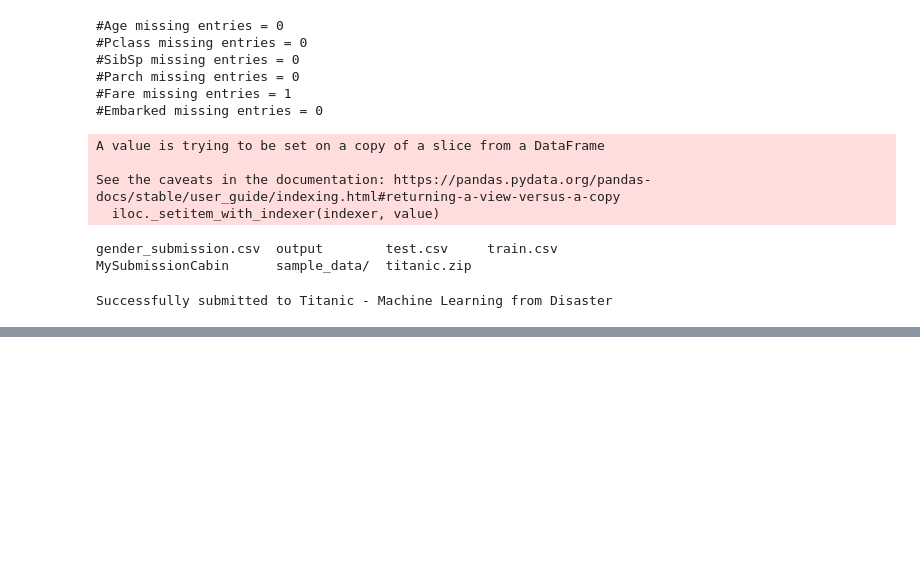
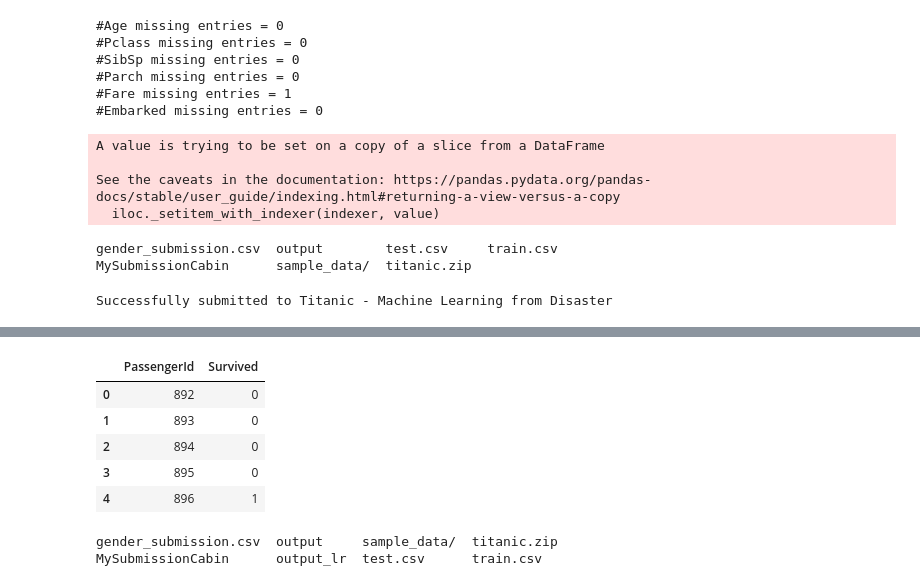
Before and after one commit to ShreyasKadiri/Machine_Learning, a Jupyter notebook: titanic_kaggle.ipynb, the cells around one changed output, grey strips where cells are left out. Drawn from its saved outputs; the diff is of its cells as text; code cells hidden in the pictures; blank space fills up the shorter version.

Commit message:
titanic dataset with naive bayes, svm, logistic regression

```diff
--- a/titanic_kaggle.ipynb
+++ b/titanic_kaggle.ipynb
@@ -248,0 +251,3 @@ Successfully submitted to Titanic - Machine Learning from Disaster
+# %%
+classifier= LogisticRegression(max_iter = 100000)
+classifier.fit(X_train, Y_train)
@@ -248,0 +273,23 @@ Successfully submitted to Titanic - Machine Learning from Disaster
+# %%
+#test['Cabin'] = test['Cabin'].replace(['A','B','C','D','E','F','G','T','X'],[0,1,2,3,4,5,6,7,8])
+#test['Cabin'].replace(to_replace = ['A','B','C','D','E','F','G','T','X'], value =[0,1,2,3,4,5,6,7,8], inplace=True)
+
+test=test.fillna({'Fare':34})
+subPredictions = classifier.predict(test)
+subFile=pd.DataFrame({'PassengerId': [],'Survived':[]})
+subFile.PassengerId=IDs
+subFile.Survived=subPredictions
+subFile.to_csv( 'output_lr' ,index=False)
+subFile.head()
+# %% [output]
+|  | PassengerId | Survived |
+| 0 | 892 | 0 |
+| 1 | 893 | 0 |
+| 2 | 894 | 0 |
+| 3 | 895 | 0 |
+| 4 | 896 | 1 |
+# %%
+ls
+# %% [output]
+gender_submission.csv  output     sample_data/  titanic.zip
+MySubmissionCabin      output_lr  test.csv      train.csv
```
Also changed, not shown: parts of 12 cells of this notebook.
